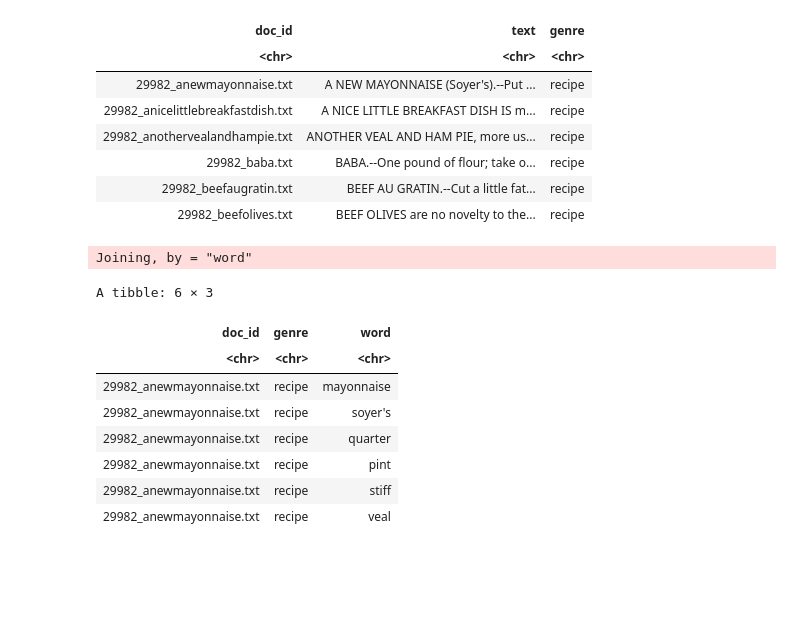
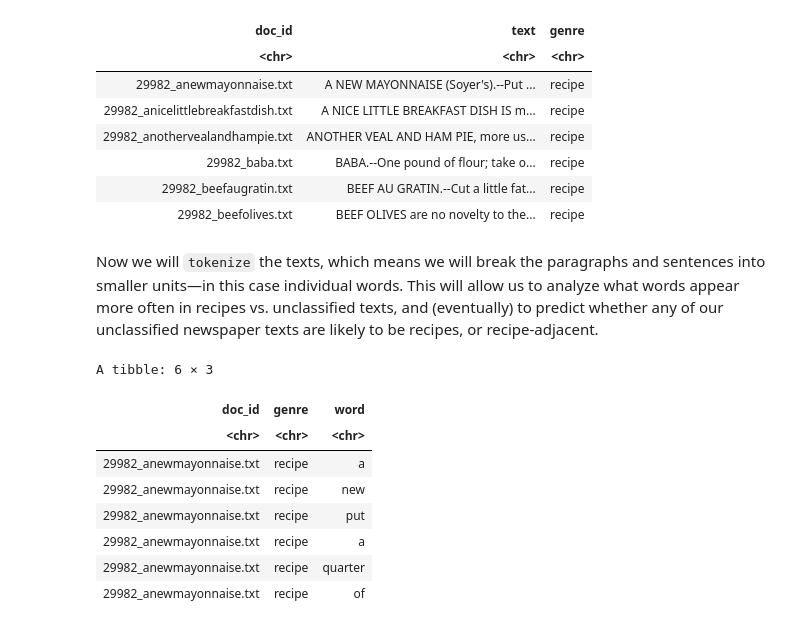
Before and after one commit to ViralTexts/viral-texts-classification, a Jupyter notebook: RecipeClassification.ipynb, the cells around one changed output. Cells and saved outputs as stored; diff of their text form; code cells hidden in the pictures; blank space fills up the shorter version.

```diff
--- a/RecipeClassification.ipynb
+++ b/RecipeClassification.ipynb
@@ -13,0 +15,12 @@ _Viral Texts_ RA Avery Blankenship wrote more about why she assembled this corpu
+# %%
+clusterURL <- "https://github.com/ViralTexts/viral-texts-classification/blob/workshop/data/part-00000-b4557c14-339a-4d3b-8422-05d1babf9abc-c000.csv?raw=true"
+# "https://github.com/ViralTexts/viral-texts-classification/blob/workshop/data/part-00000-a04f0e99-494e-4e07-a2a2-5570e36fe7b5-c000.csv?raw=true"
+# "https://github.com/ViralTexts/viral-texts-classification/blob/workshop/data/part-00000-e3b166a2-d0ba-4fd7-b0cb-999e4d4799ca-c000.csv?raw=true"
+# "https://github.com/ViralTexts/viral-texts-classification/blob/workshop/data/part-00000-e9a62088-0439-47d6-af79-3f482c36e0f7-c000.csv?raw=true"
+
+unclassified <- read_csv(clusterURL) %>%
+  select(cluster, text) %>%
+  mutate(cluster = as.character(cluster)) %>%
+  rename(doc_id = cluster) %>%
+  distinct(doc_id, .keep_all = TRUE) %>%
+  mutate(genre = "unknown")
@@ -14,7 +33,7 @@ _Viral Texts_ RA Avery Blankenship wrote more about why she assembled this corpu
 # %%
-texts <- read_csv("https://github.com/ViralTexts/viral-texts-classification/raw/workshop/hand-tagged/recipes.csv?raw=true")
+classified <- read_csv("https://github.com/ViralTexts/viral-texts-classification/raw/workshop/hand-tagged/recipes.csv?raw=true")
 
-head(texts)
+head(classified)
 # %% [output]
 Rows: 1034 Columns: 3
 ── Column specification ────────────────────────────────────────────────────────
@@ -32,22 +51,25 @@ A tibble: 6 × 3
 | 29982_baba.txt | BABA.--One pound of flour; take o... | recipe |
 | 29982_beefaugratin.txt | BEEF AU GRATIN.--Cut a little fat... | recipe |
 | 29982_beefolives.txt | BEEF OLIVES are no novelty to the... | recipe |
+# %%
+texts <- rbind(classified, unclassified)
+# %% [markdown]
+Now we will `tokenize` the texts, which means we will break the paragraphs and sentences into smaller units—in this case individual words. This will allow us to analyze what words appear more often in recipes vs. unclassified texts, and (eventually) to predict whether any of our unclassified newspaper texts are likely to be recipes, or recipe-adjacent.
 # %%
 tidy_texts <- texts %>%
   unnest_tokens(word, text) %>%
   group_by(word) %>%
-  anti_join(stop_words) %>%
+  filter(n() > 10) %>%
   ungroup()
 
 head(tidy_texts)
 # %% [output]
-Joining, by = "word"
+A tibble: 6 × 3
-A tibble: 6 × 3
 | doc_id | genre | word |
 | <chr> | <chr> | <chr> |
-| 29982_anewmayonnaise.txt | recipe | mayonnaise |
-| 29982_anewmayonnaise.txt | recipe | soyer's |
+| 29982_anewmayonnaise.txt | recipe | a |
+| 29982_anewmayonnaise.txt | recipe | new |
+| 29982_anewmayonnaise.txt | recipe | put |
+| 29982_anewmayonnaise.txt | recipe | a |
 | 29982_anewmayonnaise.txt | recipe | quarter |
-| 29982_anewmayonnaise.txt | recipe | pint |
-| 29982_anewmayonnaise.txt | recipe | stiff |
-| 29982_anewmayonnaise.txt | recipe | veal |
+| 29982_anewmayonnaise.txt | recipe | of |
```
Also changed, not shown: parts of 27 cells of this notebook.
